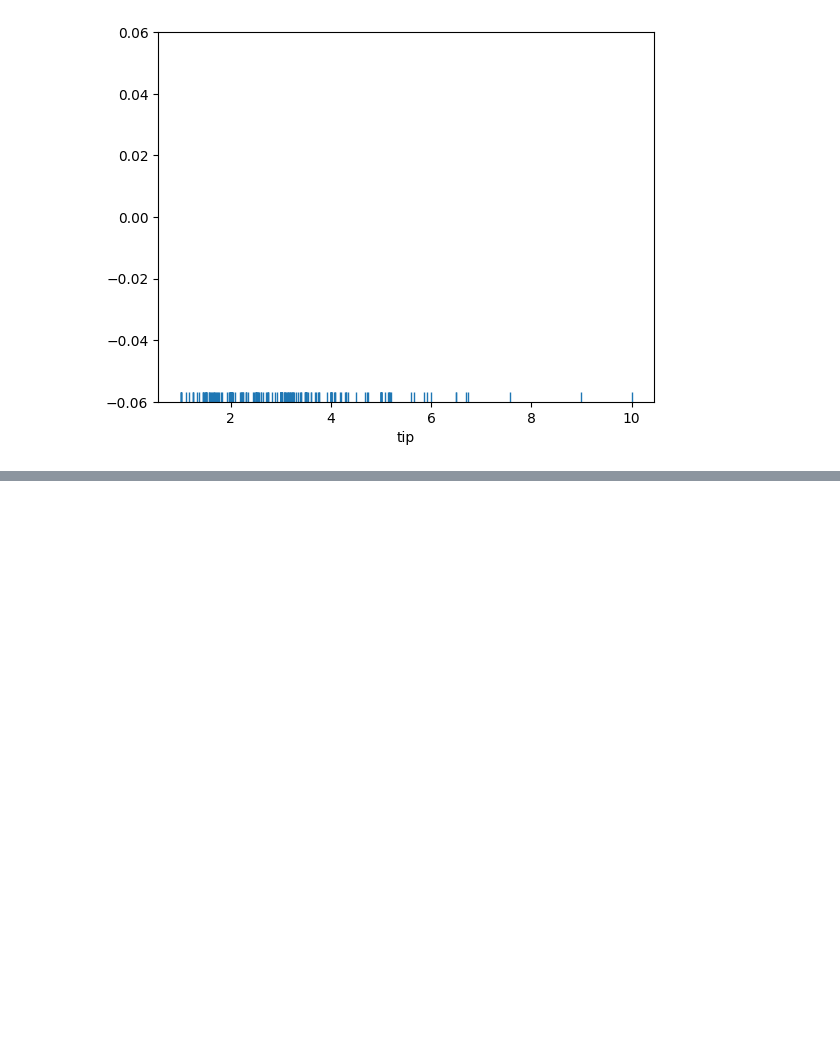
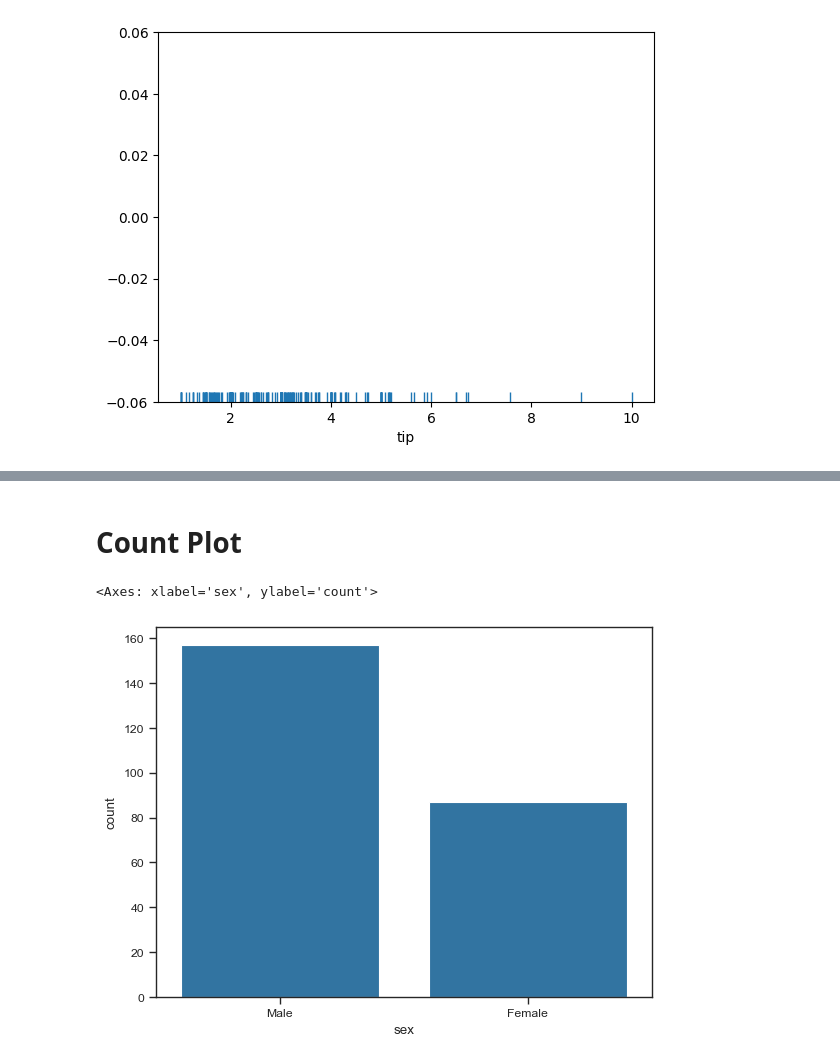
Before and after one commit to BalaSaiKoundinya5/Python-Seaborn-Library-Practice, a Jupyter notebook: Python Seaborn Library.ipynb, the cells around one changed output, grey strips where cells are left out. Saved outputs shown, nothing was run; the diff lists cells and outputs as text; code cells hidden in the pictures; blank space fills up the shorter version.

```diff
--- a/Python Seaborn Library.ipynb
+++ b/Python Seaborn Library.ipynb
@@ -118,0 +130,7 @@ sns.despine(left=True,bottom=True)
+# %% [markdown]
+# Count Plot
+# %%
+sns.countplot(x='sex',data=tips_df)
+# %% [output]
+<Axes: xlabel='sex', ylabel='count'>
+[figure, added]
```
Also changed, not shown: parts of 14 cells of this notebook.
